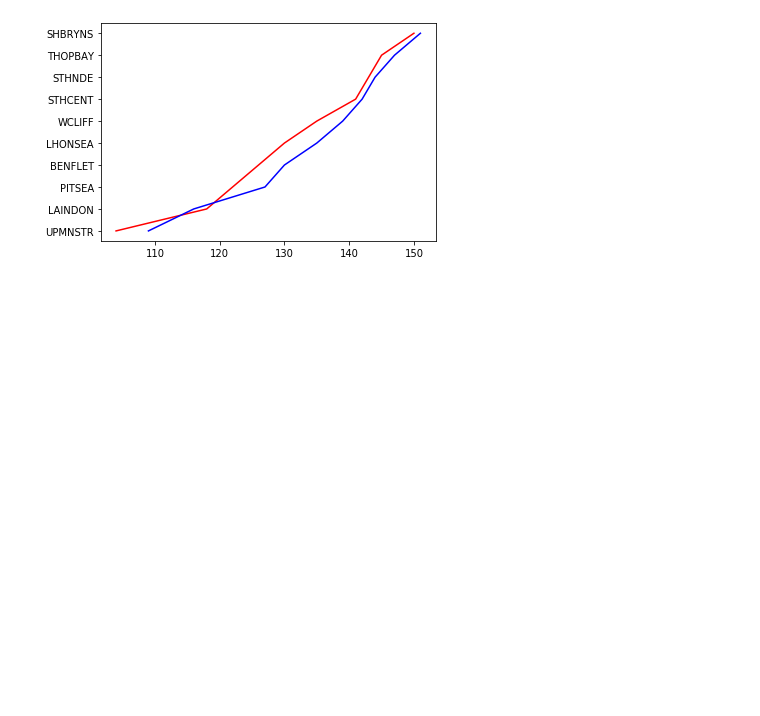
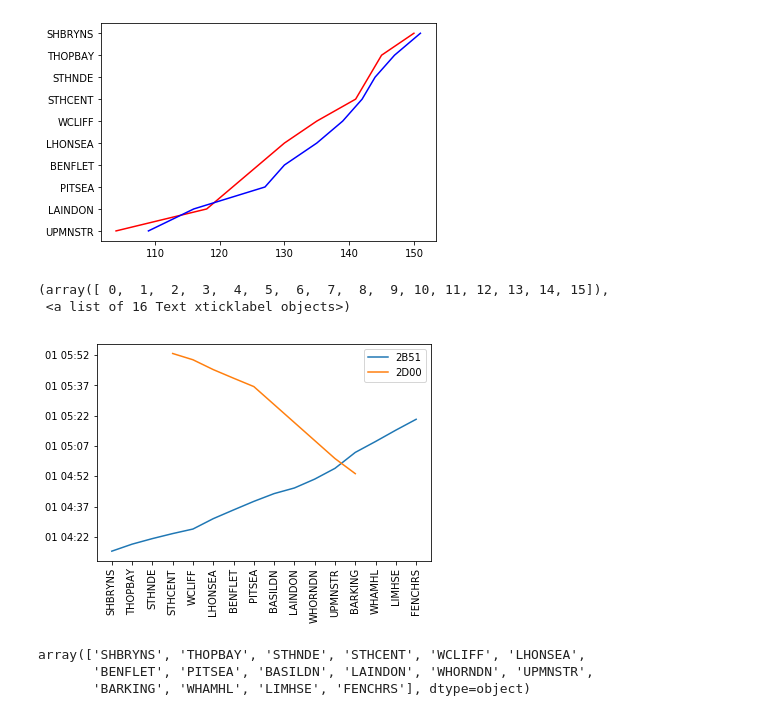
Before and after one commit to AndrewHilditch/Data-Cleaning, a Jupyter notebook: Documentation of knock-on delay.ipynb, the cells around one changed output. Drawn from its saved outputs; the diff is of its cells as text; code cells hidden in the pictures; blank space fills up the shorter version.

```diff
--- a/Documentation of knock-on delay.ipynb
+++ b/Documentation of knock-on delay.ipynb
@@ -330,3 +310,28 @@ plt.plot(SchedTime,TIPLOCs,'b')
 plt.show()
 # %% [output]
 [figure]
+# %%
+t1 = Graphdatacombo[['TIPLOC','2B51']]
+t2 = Graphdatacombo[['TIPLOC','2D00']]
+#t1.dropna().plot()
+#t2.dropna().plot()
+# %%
+fig=plt.figure()
+ax = plt.axes()
+t1.dropna().plot(ax=ax)
+t2.dropna().plot(ax=ax)
+plt.xticks(np.arange(0, 16, step=1))
+tiplocs = t1['TIPLOC'].values
+ax.set_xticklabels(tiplocs)
+plt.xticks(rotation=90)
+# %% [output]
+(array([ 0,  1,  2,  3,  4,  5,  6,  7,  8,  9, 10, 11, 12, 13, 14, 15]),
+ <a list of 16 Text xticklabel objects>)
+[figure, added]
+# %%
+tiplocs = t1['TIPLOC'].values
+tiplocs
+# %% [output]
+array(['SHBRYNS', 'THOPBAY', 'STHNDE', 'STHCENT', 'WCLIFF', 'LHONSEA',
+       'BENFLET', 'PITSEA', 'BASILDN', 'LAINDON', 'WHORNDN', 'UPMNSTR',
+       'BARKING', 'WHAMHL', 'LIMHSE', 'FENCHRS'], dtype=object)
```
Also changed, not shown: parts of 8 cells of this notebook, 1 other file.
